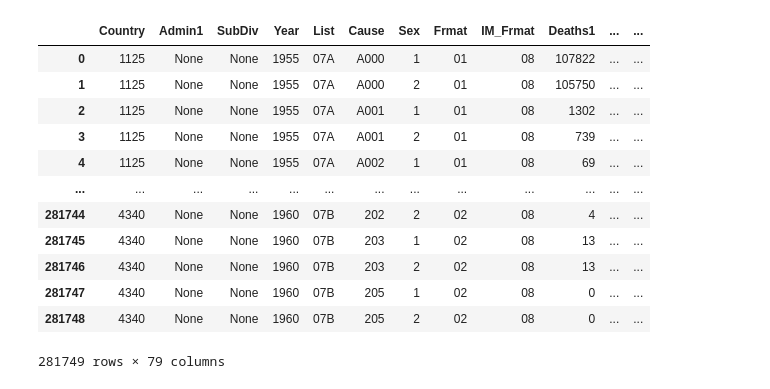
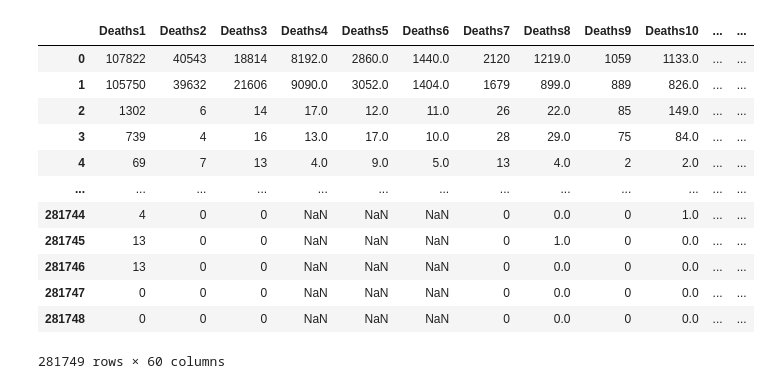
Before and after one commit to Leixb/UPC-ADSDB_e2e, a Jupyter notebook: notebooks/dataQuality.ipynb, the cells around one changed output. Saved outputs shown, nothing was run; the diff lists cells and outputs as text; code cells hidden in the pictures.

```diff
--- a/notebooks/dataQuality.ipynb
+++ b/notebooks/dataQuality.ipynb
@@ -8,6 +75,7 @@ conn = psycopg2.connect(dbname=config['DBNAME'], user=config['USER'], password=c
 # %%
-df_morticd = pd.read_sql('SELECT * from formatted.morticd_7_22b4_1642928616;', conn)
-df_countries = pd.read_sql('SELECT * from formatted.countrycodes_0_8c41_1642928619;', conn)
+# df_morticd = pd.read_sql('SELECT * from formatted.morticd_7_22b4_1642928616;', conn)
+# df_countries = pd.read_sql('SELECT * from formatted.countrycodes_0_8c41_1642928619;', conn)
 # %%
 # Check if morticd countries are in countrycode country
-df_morticd['CountryWrongCode'] = df_morticd['Country'].apply(lambda x: x in df_countries.Country)
+for dataframe in dataframes:
+    globals()[str(dataframe)]['CountryWrongCode'] = globals()[str(dataframe)]['Country'].apply(lambda x: x in globals()[str(dataframe)].Country)
@@ -14,15 +100,21 @@ df_morticd['CountryWrongCode'] = df_morticd['Country'].apply(lambda x: x in df_c
 # %%
 # Check Size
-df_morticd['CountryWrongSize'] = df_morticd['Country'].apply(lambda x: x != None and len(str(x))  != 4)
-df_morticd['Admin1WrongSize'] = df_morticd['Admin1'].apply(lambda x: x != None and len(str(x)) != 3)
-df_morticd['SubDivWrongSize'] = df_morticd['SubDiv'].apply(lambda x: x != None and len(str(x)) != 3)
-df_morticd['YearWrongSize'] = df_morticd['Year'].apply(lambda x: x != None and len(str(x)) != 4)
-df_morticd['ListWrongSize'] = df_morticd['List'].apply(lambda x: x != None and len(str(x)) != 3)
-df_morticd['CauseWrongSize'] = df_morticd['Cause'].apply(lambda x: x != None and len(str(x)) > 4)
-df_morticd['SexWrongSize'] = df_morticd['Sex'].apply(lambda x: x != None and len(str(x)) != 1)
-df_morticd['FrmatWrongSize'] = df_morticd['Frmat'].apply(lambda x: x != None and len(str(x)) != 2)
-df_morticd['IM_FrmatWrongSize'] = df_morticd['IM_Frmat'].apply(lambda x: x != None and len(str(x)) != 2)
+for dataframe in dataframes[0:1]:
+    globals()[str(dataframe)]['CountryWrongSize'] = globals()[str(dataframe)]['Country'].apply(lambda x: x != None and len(str(x))  != 4)
+    globals()[str(dataframe)]['Admin1WrongSize'] = globals()[str(dataframe)]['Admin1'].apply(lambda x: x != None and len(str(x)) != 3)
+    globals()[str(dataframe)]['SubDivWrongSize'] = globals()[str(dataframe)]['SubDiv'].apply(lambda x: x != None and len(str(x)) != 3)
+    globals()[str(dataframe)]['YearWrongSize'] = globals()[str(dataframe)]['Year'].apply(lambda x: x != None and len(str(x)) != 4)
+    globals()[str(dataframe)]['ListWrongSize'] = globals()[str(dataframe)]['List'].apply(lambda x: x != None and len(str(x)) != 3)
+    globals()[str(dataframe)]['CauseWrongSize'] = globals()[str(dataframe)]['Cause'].apply(lambda x: x != None and len(str(x)) > 4)
+    globals()[str(dataframe)]['SexWrongSize'] = globals()[str(dataframe)]['Sex'].apply(lambda x: x != None and len(str(x)) != 1)
+    globals()[str(dataframe)]['FrmatWrongSize'] = globals()[str(dataframe)]['Frmat'].apply(lambda x: x != None and len(str(x)) != 2)
+    globals()[str(dataframe)]['IM_FrmatWrongSize'] = globals()[str(dataframe)]['IM_Frmat'].apply(lambda x: x != None and len(str(x)) != 2)
 # %%
-names = df_morticd.filter(regex=("Deaths*")).columns
-for death in names:
-    df_morticd[death + 'WrongSize'] = df_morticd[death].apply(lambda x: len(str(x)) > 8)
+for dataframe in dataframes[0:1]:
+    death_colnames = globals()[str(dataframe)].filter(regex=("Deaths*")).columns
+
+death_colnames
+
+for death in death_colnames:
+    globals()[str(dataframe)][death + 'WrongSize'] = globals()[str(dataframe)][death].apply(lambda x: len(str(x)) > 8)
+    globals()[str(dataframe)][death + 'WrongValue'] = globals()[str(dataframe)][death].apply(lambda x: x >= 0)
@@ -29,19 +129,19 @@ for death in names:
 # %%
-df_morticd
+df_morticd[death_colnames]
 # %% [output]
-|  | Country | Admin1 | SubDiv | Year | List | Cause | Sex | Frmat | IM_Frmat | Deaths1 | ... | ... |
-| 0 | 1125 | None | None | 1955 | 07A | A000 | 1 | 01 | 08 | 107822 | ... | ... |
-| 1 | 1125 | None | None | 1955 | 07A | A000 | 2 | 01 | 08 | 105750 | ... | ... |
-| 2 | 1125 | None | None | 1955 | 07A | A001 | 1 | 01 | 08 | 1302 | ... | ... |
-| 3 | 1125 | None | None | 1955 | 07A | A001 | 2 | 01 | 08 | 739 | ... | ... |
-| 4 | 1125 | None | None | 1955 | 07A | A002 | 1 | 01 | 08 | 69 | ... | ... |
+|  | Deaths1 | Deaths2 | Deaths3 | Deaths4 | Deaths5 | Deaths6 | Deaths7 | Deaths8 | Deaths9 | Deaths10 | ... | ... |
+| 0 | 107822 | 40543 | 18814 | 8192.0 | 2860.0 | 1440.0 | 2120 | 1219.0 | 1059 | 1133.0 | ... | ... |
+| 1 | 105750 | 39632 | 21606 | 9090.0 | 3052.0 | 1404.0 | 1679 | 899.0 | 889 | 826.0 | ... | ... |
+| 2 | 1302 | 6 | 14 | 17.0 | 12.0 | 11.0 | 26 | 22.0 | 85 | 149.0 | ... | ... |
+| 3 | 739 | 4 | 16 | 13.0 | 17.0 | 10.0 | 28 | 29.0 | 75 | 84.0 | ... | ... |
+| 4 | 69 | 7 | 13 | 4.0 | 9.0 | 5.0 | 13 | 4.0 | 2 | 2.0 | ... | ... |
 | ... | ... | ... | ... | ... | ... | ... | ... | ... | ... | ... | ... | ... |
-| 281744 | 4340 | None | None | 1960 | 07B | 202 | 2 | 02 | 08 | 4 | ... | ... |
-| 281745 | 4340 | None | None | 1960 | 07B | 203 | 1 | 02 | 08 | 13 | ... | ... |
-| 281746 | 4340 | None | None | 1960 | 07B | 203 | 2 | 02 | 08 | 13 | ... | ... |
-| 281747 | 4340 | None | None | 1960 | 07B | 205 | 1 | 02 | 08 | 0 | ... | ... |
-| 281748 | 4340 | None | None | 1960 | 07B | 205 | 2 | 02 | 08 | 0 | ... | ... |
+| 281744 | 4 | 0 | 0 | NaN | NaN | NaN | 0 | 0.0 | 0 | 1.0 | ... | ... |
+| 281745 | 13 | 0 | 0 | NaN | NaN | NaN | 0 | 1.0 | 0 | 0.0 | ... | ... |
+| 281746 | 13 | 0 | 0 | NaN | NaN | NaN | 0 | 0.0 | 0 | 0.0 | ... | ... |
+| 281747 | 0 | 0 | 0 | NaN | NaN | NaN | 0 | 0.0 | 0 | 0.0 | ... | ... |
+| 281748 | 0 | 0 | 0 | NaN | NaN | NaN | 0 | 0.0 | 0 | 0.0 | ... | ... |
-281749 rows × 79 columns
+281749 rows × 60 columns
 # %%
 wrongs = df_morticd.filter(regex=(".Wrong*")).columns
 wrongs
```
Also changed, not shown: parts of 10 cells of this notebook, 8 other files.
